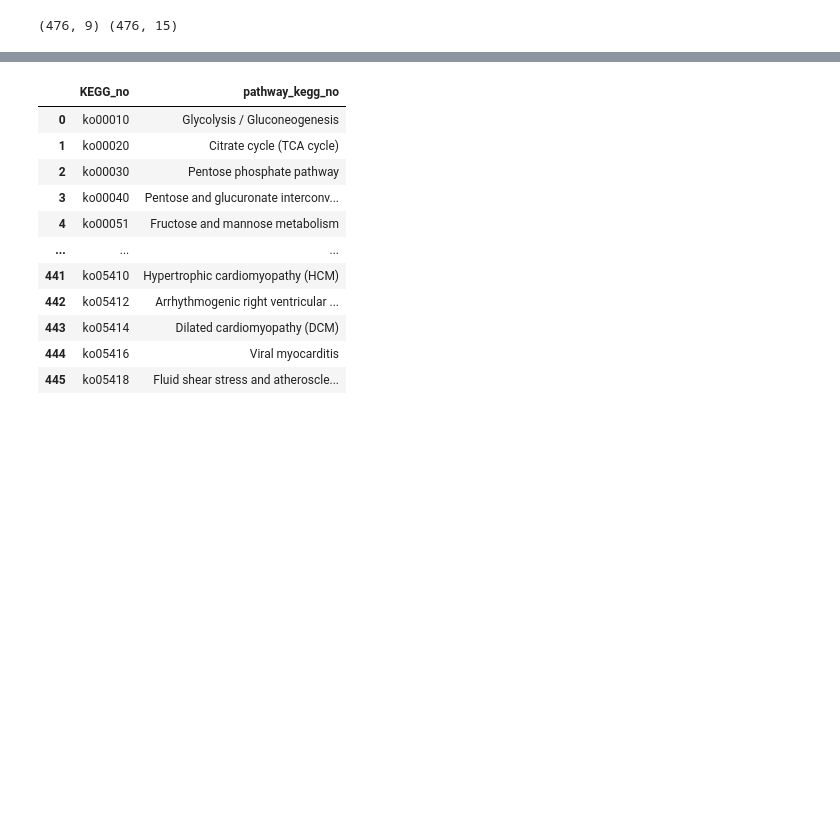
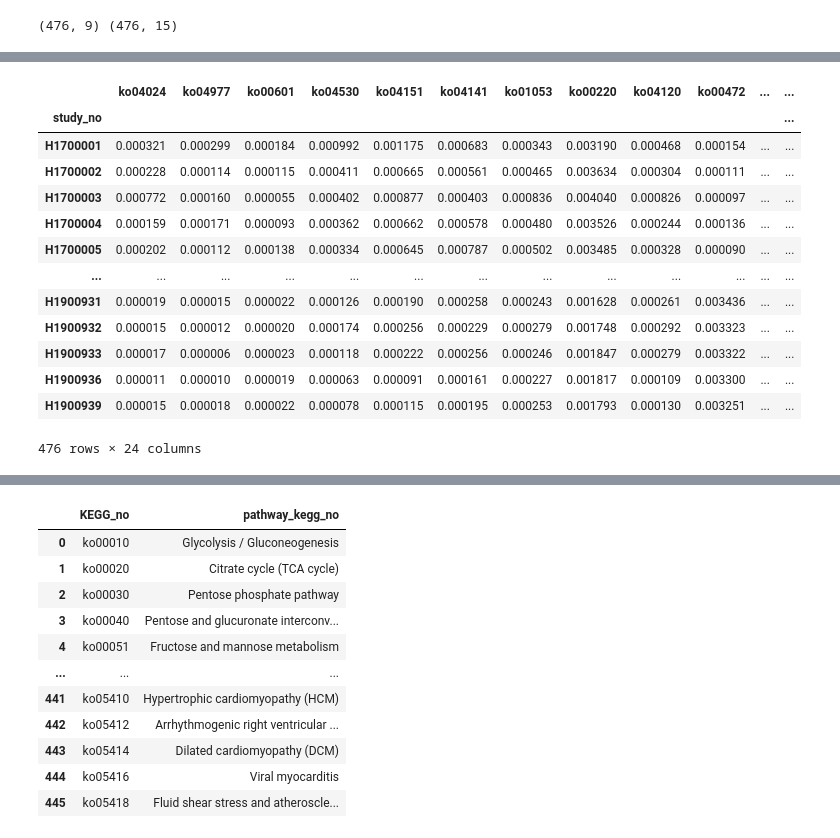
Before and after one commit to yooninsu/Pancreatic-Cancer-Analysis, a Jupyter notebook: Correlation-analysis.ipynb, the cells around one changed output, grey strips where cells are left out. Saved outputs shown, nothing was run; the diff lists cells and outputs as text; code cells hidden in the pictures; blank space fills up the shorter version.

```diff
--- a/Correlation-analysis.ipynb
+++ b/Correlation-analysis.ipynb
@@ -193,0 +89,18 @@ Significant Correlations:
+# %%
+selected_path = path_data[up_path+down_path]
+selected_path
+# %% [output]
+|  | ko04024 | ko04977 | ko00601 | ko04530 | ko04151 | ko04141 | ko01053 | ko00220 | ko04120 | ko00472 | ... | ... |
+| study_no |  |  |  |  |  |  |  |  |  |  |  | ... |
+| H1700001 | 0.000321 | 0.000299 | 0.000184 | 0.000992 | 0.001175 | 0.000683 | 0.000343 | 0.003190 | 0.000468 | 0.000154 | ... | ... |
+| H1700002 | 0.000228 | 0.000114 | 0.000115 | 0.000411 | 0.000665 | 0.000561 | 0.000465 | 0.003634 | 0.000304 | 0.000111 | ... | ... |
+| H1700003 | 0.000772 | 0.000160 | 0.000055 | 0.000402 | 0.000877 | 0.000403 | 0.000836 | 0.004040 | 0.000826 | 0.000097 | ... | ... |
+| H1700004 | 0.000159 | 0.000171 | 0.000093 | 0.000362 | 0.000662 | 0.000578 | 0.000480 | 0.003526 | 0.000244 | 0.000136 | ... | ... |
+| H1700005 | 0.000202 | 0.000112 | 0.000138 | 0.000334 | 0.000645 | 0.000787 | 0.000502 | 0.003485 | 0.000328 | 0.000090 | ... | ... |
+| ... | ... | ... | ... | ... | ... | ... | ... | ... | ... | ... | ... | ... |
+| H1900931 | 0.000019 | 0.000015 | 0.000022 | 0.000126 | 0.000190 | 0.000258 | 0.000243 | 0.001628 | 0.000261 | 0.003436 | ... | ... |
+| H1900932 | 0.000015 | 0.000012 | 0.000020 | 0.000174 | 0.000256 | 0.000229 | 0.000279 | 0.001748 | 0.000292 | 0.003323 | ... | ... |
+| H1900933 | 0.000017 | 0.000006 | 0.000023 | 0.000118 | 0.000222 | 0.000256 | 0.000246 | 0.001847 | 0.000279 | 0.003322 | ... | ... |
+| H1900936 | 0.000011 | 0.000010 | 0.000019 | 0.000063 | 0.000091 | 0.000161 | 0.000227 | 0.001817 | 0.000109 | 0.003300 | ... | ... |
+| H1900939 | 0.000015 | 0.000018 | 0.000022 | 0.000078 | 0.000115 | 0.000195 | 0.000253 | 0.001793 | 0.000130 | 0.003251 | ... | ... |
+476 rows × 24 columns
```
Also changed, not shown: parts of 40 cells of this notebook, 2 other files.
